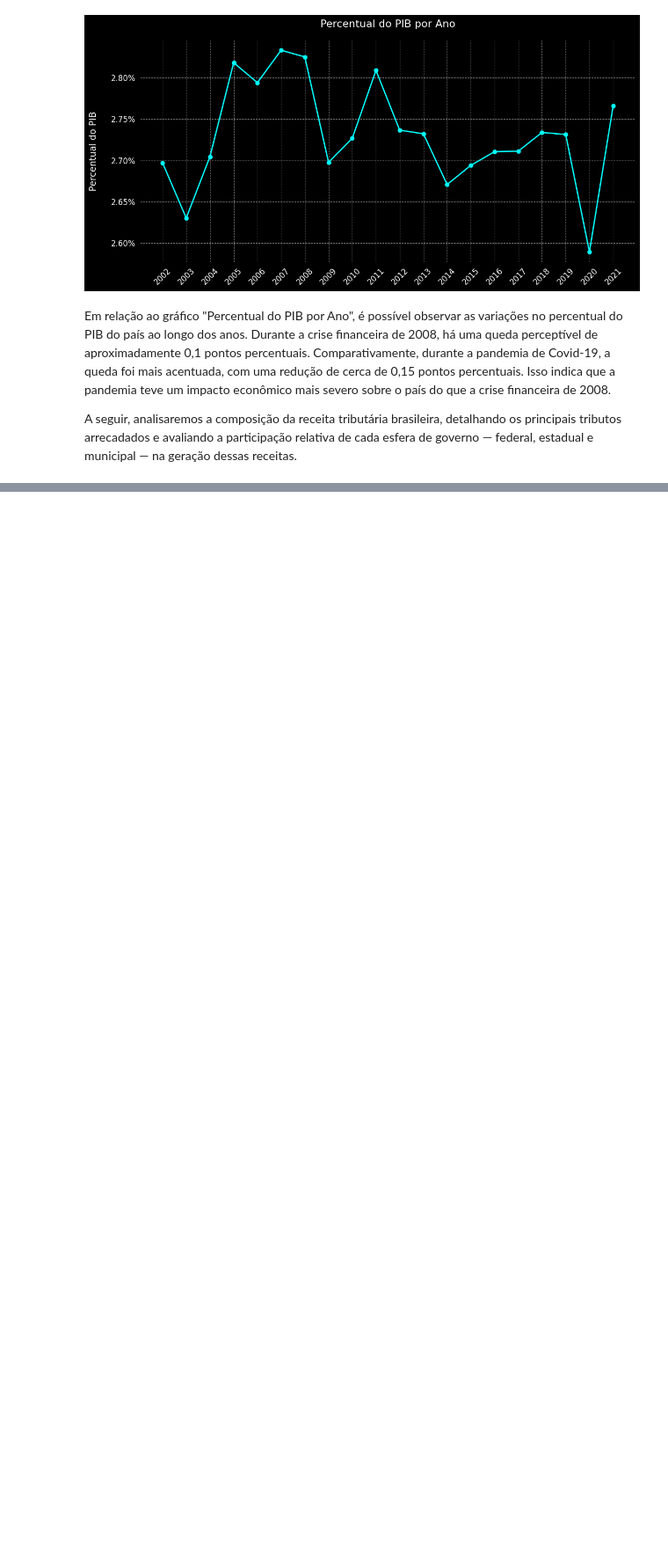
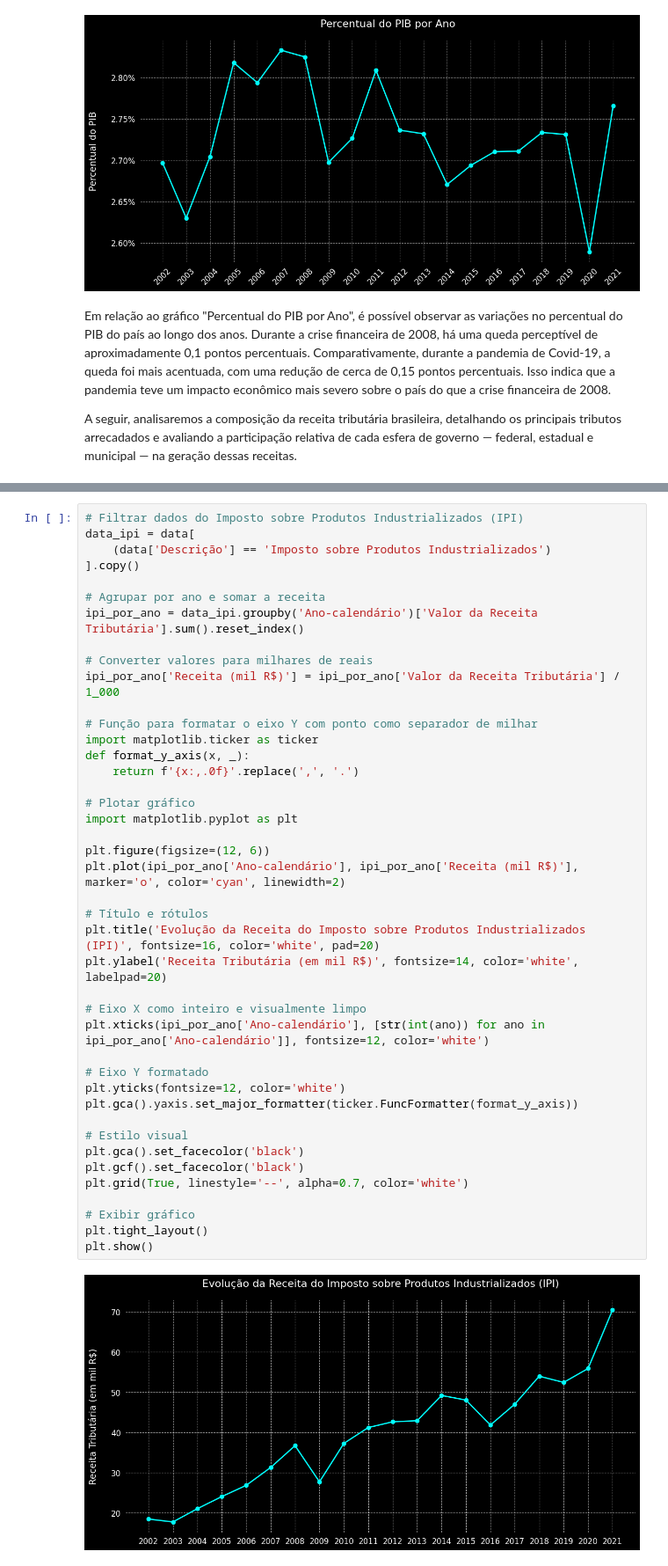
Before and after one commit to Giselle-Del-Sent/Data-Journey, a Jupyter notebook: Projeto_Receita_Tributária.ipynb, the cells around one changed output, grey strips where cells are left out. Shown at 88% size. Cells and saved outputs as stored; diff of their text form; blank space fills up the shorter version.

```diff
--- a/Projeto_Receita_Tributária.ipynb
+++ b/Projeto_Receita_Tributária.ipynb
@@ -343,0 +315,44 @@ Relacionar a receita tributária com dados como PIB per capita, IDH ou populaç
+# %%
+# Filtrar dados do Imposto sobre Produtos Industrializados (IPI)
+data_ipi = data[
+    (data['Descrição'] == 'Imposto sobre Produtos Industrializados')
+].copy()
+
+# Agrupar por ano e somar a receita
+ipi_por_ano = data_ipi.groupby('Ano-calendário')['Valor da Receita Tributária'].sum().reset_index()
+
+# Converter valores para milhares de reais
+ipi_por_ano['Receita (mil R$)'] = ipi_por_ano['Valor da Receita Tributária'] / 1_000
+
+# Função para formatar o eixo Y com ponto como separador de milhar
+import matplotlib.ticker as ticker
+def format_y_axis(x, _):
+    return f'{x:,.0f}'.replace(',', '.')
+
+# Plotar gráfico
+import matplotlib.pyplot as plt
+
+plt.figure(figsize=(12, 6))
+plt.plot(ipi_por_ano['Ano-calendário'], ipi_por_ano['Receita (mil R$)'], marker='o', color='cyan', linewidth=2)
+
+# Título e rótulos
+plt.title('Evolução da Receita do Imposto sobre Produtos Industrializados (IPI)', fontsize=16, color='white', pad=20)
+plt.ylabel('Receita Tributária (em mil R$)', fontsize=14, color='white', labelpad=20)
+
+# Eixo X como inteiro e visualmente limpo
+plt.xticks(ipi_por_ano['Ano-calendário'], [str(int(ano)) for ano in ipi_por_ano['Ano-calendário']], fontsize=12, color='white')
+
+# Eixo Y formatado
+plt.yticks(fontsize=12, color='white')
+plt.gca().yaxis.set_major_formatter(ticker.FuncFormatter(format_y_axis))
+
+# Estilo visual
+plt.gca().set_facecolor('black')
+plt.gcf().set_facecolor('black')
+plt.grid(True, linestyle='--', alpha=0.7, color='white')
+
+# Exibir gráfico
+plt.tight_layout()
+plt.show()
+# %% [output]
+[figure, added]
```
Also changed, not shown: parts of 21 cells of this notebook.
